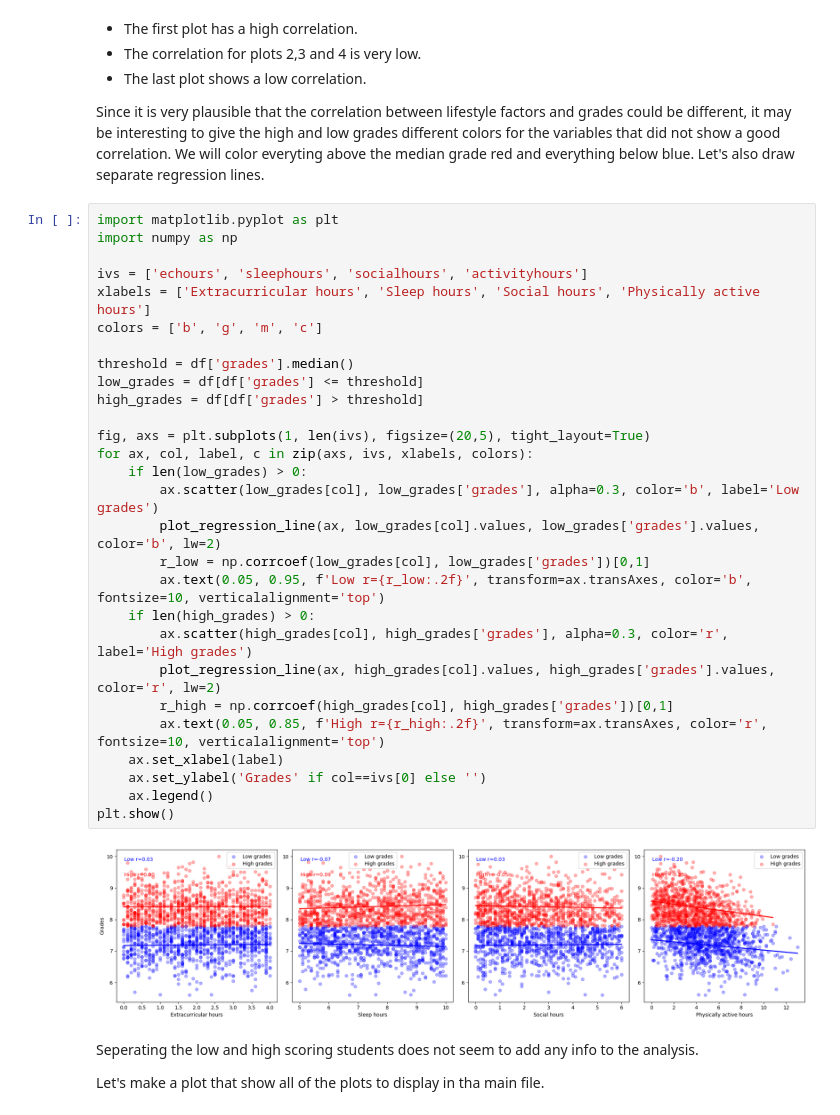
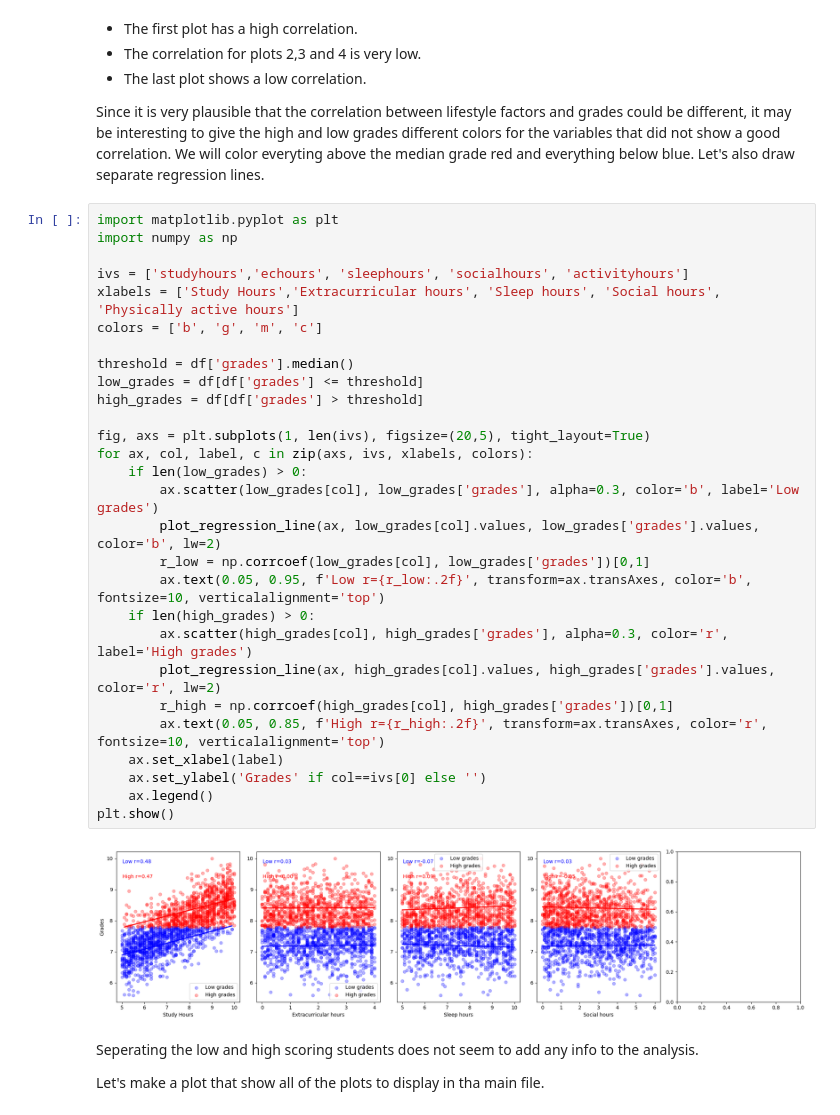
Before and after one commit to jorrewyffels-creator/DataAnalysisAssignements, a Jupyter notebook: FP-3/FP-3 descriptive.ipynb, the cells around one changed output. Saved outputs shown, nothing was run; the diff lists cells and outputs as text.

```diff
--- a/FP-3/FP-3 descriptive.ipynb
+++ b/FP-3/FP-3 descriptive.ipynb
@@ -185,33 +185,33 @@ Since it is very plausible that the correlation between lifestyle factors and gr
 # %%
 import matplotlib.pyplot as plt
 import numpy as np
 
-ivs = ['echours', 'sleephours', 'socialhours', 'activityhours']
-xlabels = ['Extracurricular hours', 'Sleep hours', 'Social hours', 'Physically active hours']
+ivs = ['studyhours','echours', 'sleephours', 'socialhours', 'activityhours']
+xlabels = ['Study Hours','Extracurricular hours', 'Sleep hours', 'Social hours', 'Physically active hours']
 colors = ['b', 'g', 'm', 'c']
 
 threshold = df['grades'].median()
 low_grades = df[df['grades'] <= threshold]
 high_grades = df[df['grades'] > threshold]
 
 fig, axs = plt.subplots(1, len(ivs), figsize=(20,5), tight_layout=True)
 for ax, col, label, c in zip(axs, ivs, xlabels, colors):
     if len(low_grades) > 0:
         ax.scatter(low_grades[col], low_grades['grades'], alpha=0.3, color='b', label='Low grades')
         plot_regression_line(ax, low_grades[col].values, low_grades['grades'].values, color='b', lw=2)
         r_low = np.corrcoef(low_grades[col], low_grades['grades'])[0,1]
         ax.text(0.05, 0.95, f'Low r={r_low:.2f}', transform=ax.transAxes, color='b', fontsize=10, verticalalignment='top')
     if len(high_grades) > 0:
         ax.scatter(high_grades[col], high_grades['grades'], alpha=0.3, color='r', label='High grades')
         plot_regression_line(ax, high_grades[col].values, high_grades['grades'].values, color='r', lw=2)
         r_high = np.corrcoef(high_grades[col], high_grades['grades'])[0,1]
         ax.text(0.05, 0.85, f'High r={r_high:.2f}', transform=ax.transAxes, color='r', fontsize=10, verticalalignment='top')
     ax.set_xlabel(label)
     ax.set_ylabel('Grades' if col==ivs[0] else '')
     ax.legend()
 plt.show()
 # %% [output]
-[figure, old version]
+[figure, new version]
 # %% [markdown]
 Seperating the low and high scoring students does not seem to add any info to the analysis.
 
```
